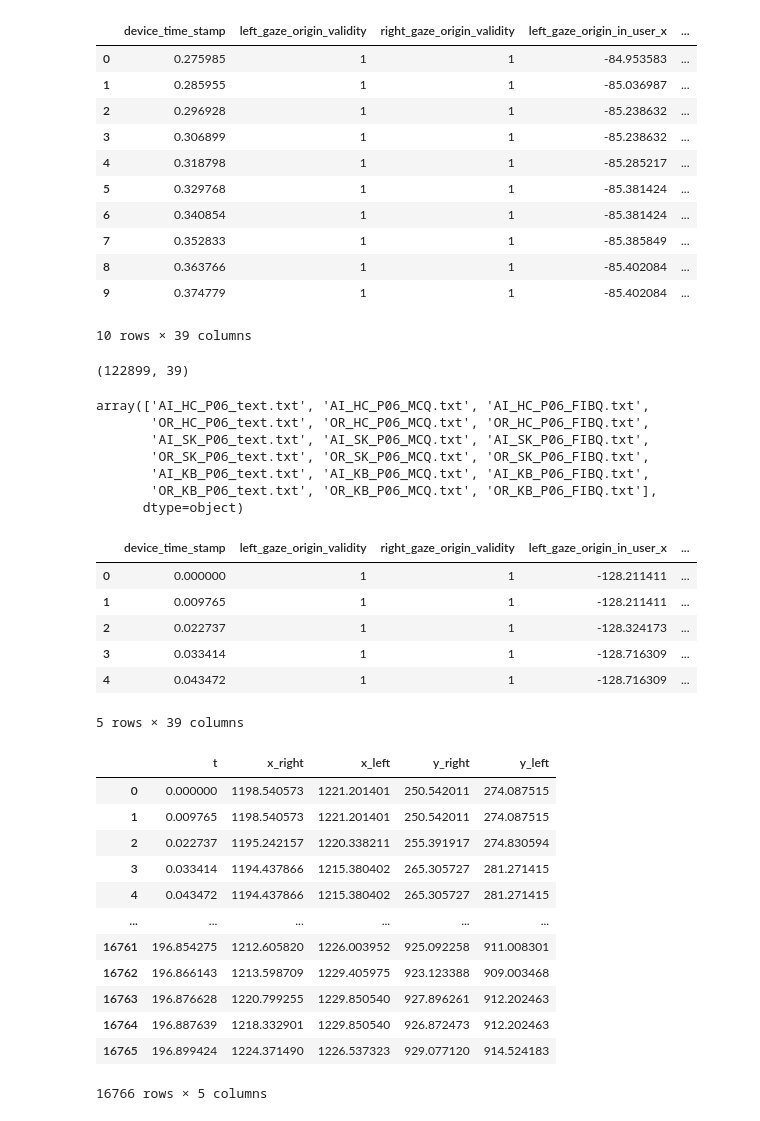
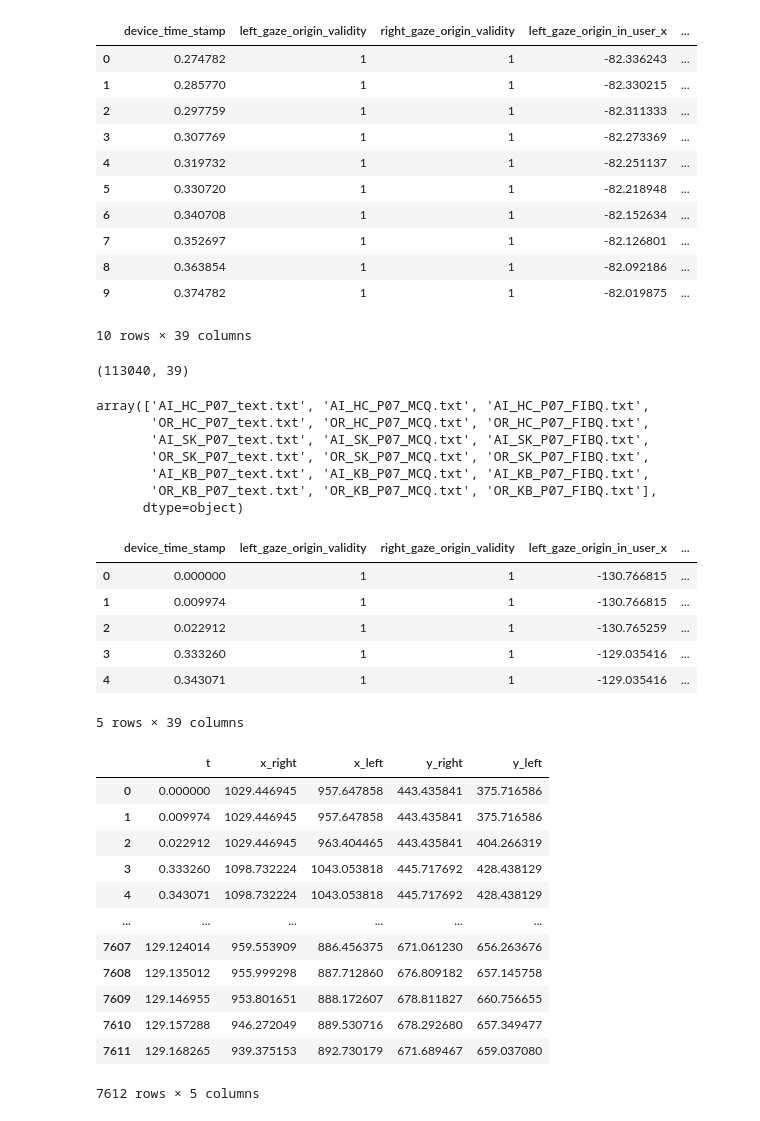
Before and after one commit to slayervictor/Fagpakkeprojekt-Eyes-Modelling, a Jupyter notebook: eye_tracking_expiriment/data_extraction.ipynb, the cells around one changed output. Cells and saved outputs as stored; diff of their text form; code cells hidden in the pictures.

```diff
--- a/eye_tracking_expiriment/data_extraction.ipynb
+++ b/eye_tracking_expiriment/data_extraction.ipynb
@@ -12,36 +12,36 @@ testperson = 17
 # %%
 warnings.filterwarnings('ignore')
-gaze = pd.read_csv("../eye_tracking_expiriment\data\gaze_data_Filip_17.csv")
+gaze = pd.read_csv("../eye_tracking_expiriment\data\gaze_data_Muhammad_18.csv")
 gaze.head(10)
 # %% [output]
 |  | device_time_stamp | left_gaze_origin_validity | right_gaze_origin_validity | left_gaze_origin_in_user_x | ... |
-| 0 | 0.275985 | 1 | 1 | -84.953583 | ... |
-| 1 | 0.285955 | 1 | 1 | -85.036987 | ... |
-| 2 | 0.296928 | 1 | 1 | -85.238632 | ... |
-| 3 | 0.306899 | 1 | 1 | -85.238632 | ... |
-| 4 | 0.318798 | 1 | 1 | -85.285217 | ... |
-| 5 | 0.329768 | 1 | 1 | -85.381424 | ... |
-| 6 | 0.340854 | 1 | 1 | -85.381424 | ... |
-| 7 | 0.352833 | 1 | 1 | -85.385849 | ... |
-| 8 | 0.363766 | 1 | 1 | -85.402084 | ... |
-| 9 | 0.374779 | 1 | 1 | -85.402084 | ... |
+| 0 | 0.274782 | 1 | 1 | -82.336243 | ... |
+| 1 | 0.285770 | 1 | 1 | -82.330215 | ... |
+| 2 | 0.297759 | 1 | 1 | -82.311333 | ... |
+| 3 | 0.307769 | 1 | 1 | -82.273369 | ... |
+| 4 | 0.319732 | 1 | 1 | -82.251137 | ... |
+| 5 | 0.330720 | 1 | 1 | -82.218948 | ... |
+| 6 | 0.340708 | 1 | 1 | -82.152634 | ... |
+| 7 | 0.352697 | 1 | 1 | -82.126801 | ... |
+| 8 | 0.363854 | 1 | 1 | -82.092186 | ... |
+| 9 | 0.374782 | 1 | 1 | -82.019875 | ... |
 10 rows × 39 columns
 # %%
 gaze = gaze.dropna()
 gaze.reset_index(drop=True, inplace=True)
 gaze.shape
 # %% [output]
-(122899, 39)
+(113040, 39)
 # %%
 un = gaze["text_file"].unique()
 un
 # %% [output]
-array(['AI_HC_P06_text.txt', 'AI_HC_P06_MCQ.txt', 'AI_HC_P06_FIBQ.txt',
-       'OR_HC_P06_text.txt', 'OR_HC_P06_MCQ.txt', 'OR_HC_P06_FIBQ.txt',
-       'AI_SK_P06_text.txt', 'AI_SK_P06_MCQ.txt', 'AI_SK_P06_FIBQ.txt',
-       'OR_SK_P06_text.txt', 'OR_SK_P06_MCQ.txt', 'OR_SK_P06_FIBQ.txt',
-       'AI_KB_P06_text.txt', 'AI_KB_P06_MCQ.txt', 'AI_KB_P06_FIBQ.txt',
-       'OR_KB_P06_text.txt', 'OR_KB_P06_MCQ.txt', 'OR_KB_P06_FIBQ.txt'],
+array(['AI_HC_P07_text.txt', 'AI_HC_P07_MCQ.txt', 'AI_HC_P07_FIBQ.txt',
+       'OR_HC_P07_text.txt', 'OR_HC_P07_MCQ.txt', 'OR_HC_P07_FIBQ.txt',
+       'AI_SK_P07_text.txt', 'AI_SK_P07_MCQ.txt', 'AI_SK_P07_FIBQ.txt',
+       'OR_SK_P07_text.txt', 'OR_SK_P07_MCQ.txt', 'OR_SK_P07_FIBQ.txt',
+       'AI_KB_P07_text.txt', 'AI_KB_P07_MCQ.txt', 'AI_KB_P07_FIBQ.txt',
+       'OR_KB_P07_text.txt', 'OR_KB_P07_MCQ.txt', 'OR_KB_P07_FIBQ.txt'],
       dtype=object)
 # %%
 im_HC_AI = gaze[(gaze["Label"] == "Immersive") & (gaze["text_file"] == un[0])]
@@ -65,11 +65,11 @@ im_KB_OR["device_time_stamp"] = im_KB_OR["device_time_stamp"] - im_KB_OR["device
 im_SK_OR.head(5)
 # %% [output]
 |  | device_time_stamp | left_gaze_origin_validity | right_gaze_origin_validity | left_gaze_origin_in_user_x | ... |
-| 0 | 0.000000 | 1 | 1 | -128.211411 | ... |
-| 1 | 0.009765 | 1 | 1 | -128.211411 | ... |
-| 2 | 0.022737 | 1 | 1 | -128.324173 | ... |
-| 3 | 0.033414 | 1 | 1 | -128.716309 | ... |
-| 4 | 0.043472 | 1 | 1 | -128.716309 | ... |
+| 0 | 0.000000 | 1 | 1 | -130.766815 | ... |
+| 1 | 0.009974 | 1 | 1 | -130.766815 | ... |
+| 2 | 0.022912 | 1 | 1 | -130.765259 | ... |
+| 3 | 0.333260 | 1 | 1 | -129.035416 | ... |
+| 4 | 0.343071 | 1 | 1 | -129.035416 | ... |
 5 rows × 39 columns
 # %%
 left_x = im_SK_OR['left_gaze_point_on_display_area_x']*2560
@@ -81,18 +81,18 @@ eyes = pd.DataFrame({'t': t, 'x_right': right_x, 'x_left': left_x, 'y_right': ri
 eyes
 # %% [output]
 |  | t | x_right | x_left | y_right | y_left |
-| 0 | 0.000000 | 1198.540573 | 1221.201401 | 250.542011 | 274.087515 |
-| 1 | 0.009765 | 1198.540573 | 1221.201401 | 250.542011 | 274.087515 |
-| 2 | 0.022737 | 1195.242157 | 1220.338211 | 255.391917 | 274.830594 |
-| 3 | 0.033414 | 1194.437866 | 1215.380402 | 265.305727 | 281.271415 |
-| 4 | 0.043472 | 1194.437866 | 1215.380402 | 265.305727 | 281.271415 |
+| 0 | 0.000000 | 1029.446945 | 957.647858 | 443.435841 | 375.716586 |
+| 1 | 0.009974 | 1029.446945 | 957.647858 | 443.435841 | 375.716586 |
+| 2 | 0.022912 | 1029.446945 | 963.404465 | 443.435841 | 404.266319 |
+| 3 | 0.333260 | 1098.732224 | 1043.053818 | 445.717692 | 428.438129 |
+| 4 | 0.343071 | 1098.732224 | 1043.053818 | 445.717692 | 428.438129 |
 | ... | ... | ... | ... | ... | ... |
-| 16761 | 196.854275 | 1212.605820 | 1226.003952 | 925.092258 | 911.008301 |
-| 16762 | 196.866143 | 1213.598709 | 1229.405975 | 923.123388 | 909.003468 |
-| 16763 | 196.876628 | 1220.799255 | 1229.850540 | 927.896261 | 912.202463 |
-| 16764 | 196.887639 | 1218.332901 | 1229.850540 | 926.872473 | 912.202463 |
-| 16765 | 196.899424 | 1224.371490 | 1226.537323 | 929.077120 | 914.524183 |
+| 7607 | 129.124014 | 959.553909 | 886.456375 | 671.061230 | 656.263676 |
+| 7608 | 129.135012 | 955.999298 | 887.712860 | 676.809182 | 657.145758 |
+| 7609 | 129.146955 | 953.801651 | 888.172607 | 678.811827 | 660.756655 |
+| 7610 | 129.157288 | 946.272049 | 889.530716 | 678.292680 | 657.349477 |
+| 7611 | 129.168265 | 939.375153 | 892.730179 | 671.689467 | 659.037080 |
-16766 rows × 5 columns
+7612 rows × 5 columns
 # %%
 f, axes = plt.subplots(2, 1, figsize=(15, 8))
 
```
Also changed, not shown: parts of 9 cells of this notebook, 2 other files.
